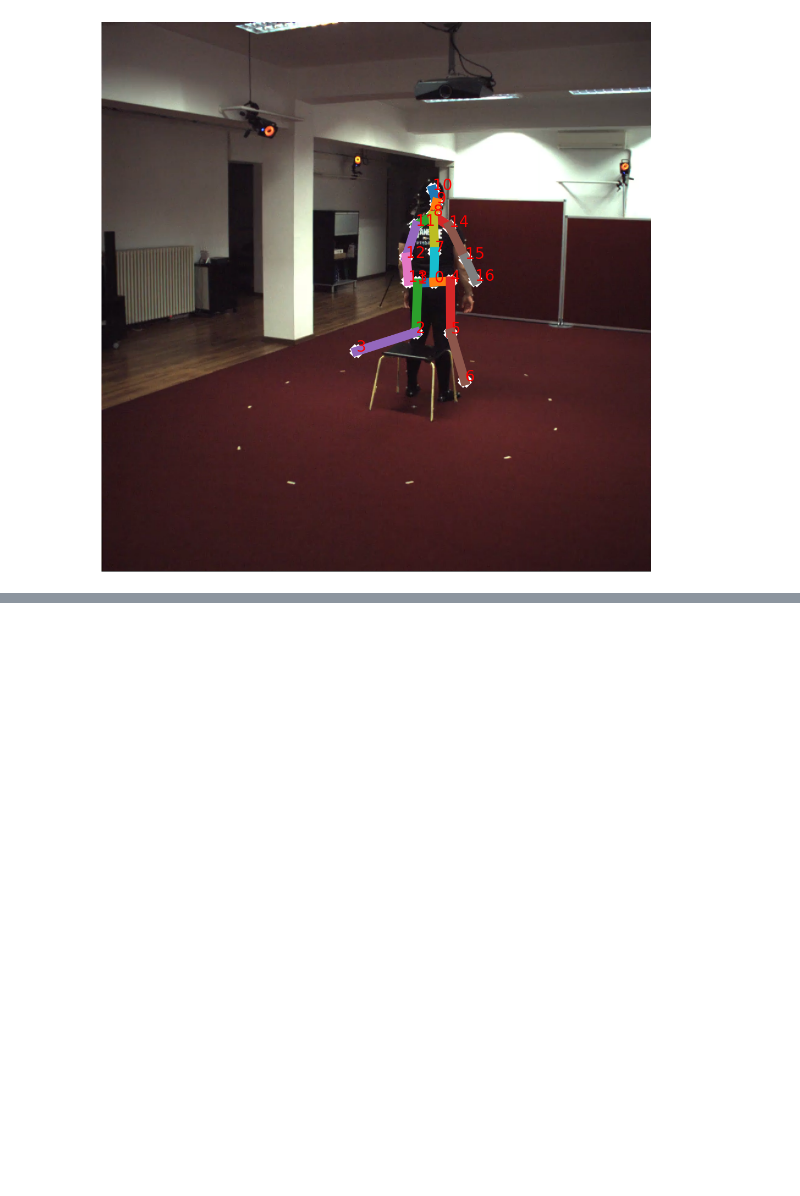
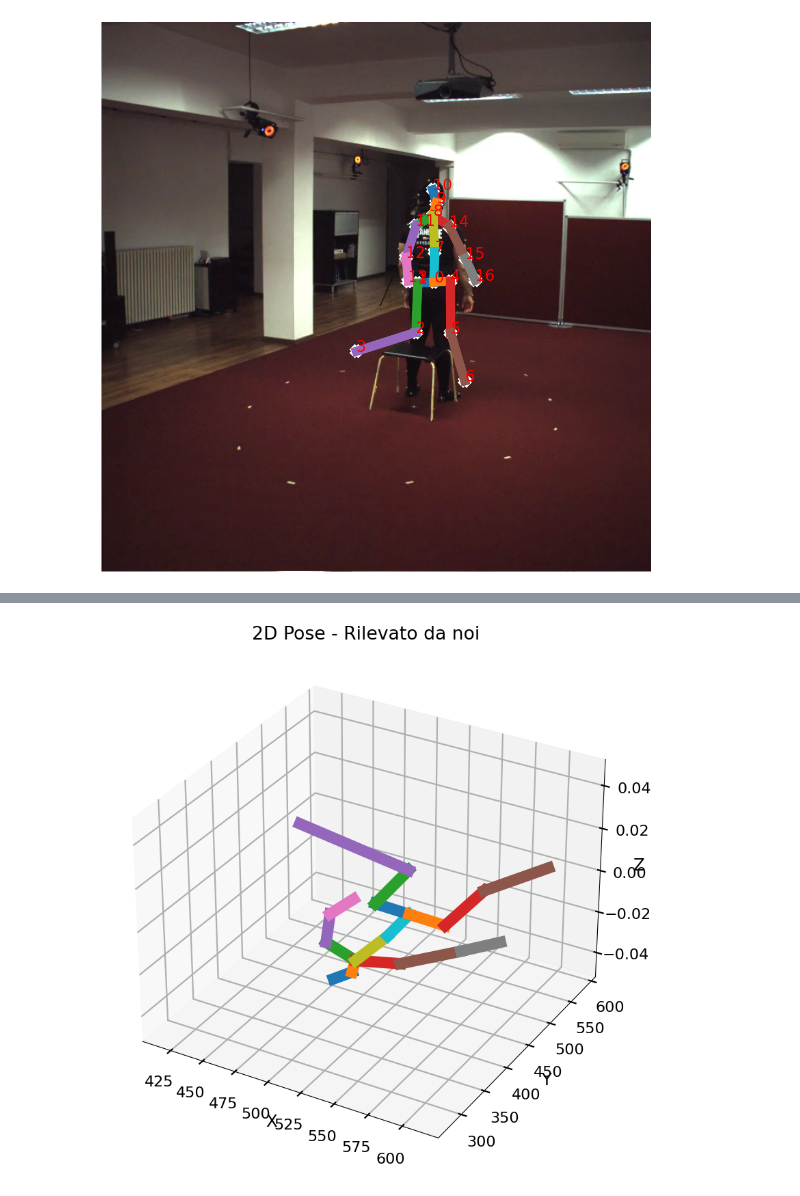
Before and after one commit to adgx/lcn-pose, a Jupyter notebook: visualization/notebooks/visualiza_human_prediction.ipynb, the cells around one changed output, grey strips where cells are left out. Drawn from its saved outputs; the diff is of its cells as text; code cells hidden in the pictures; blank space fills up the shorter version.

```diff
--- a/visualization/notebooks/visualiza_human_prediction.ipynb
+++ b/visualization/notebooks/visualiza_human_prediction.ipynb
@@ -122,0 +152,33 @@ plt.show()
+# %%
+import numpy as np
+from mpl_toolkits import mplot3d
+import matplotlib.pyplot as plt
+plt.style.use('seaborn-poster')
+fig = plt.figure(figsize = (10,10))
+ax = plt.axes(projection='3d')
+
+x = np.linspace(-100, 100, 100)
+y = np.linspace(-100, 100, 100)
+z = np.linspace(-100, 100, 100)
+X, Y, Z = np.meshgrid(x, y, z)
+
+limbs = [[10, 9], [9, 8], [8, 11], [8, 14], [11, 12], [14, 15], [12, 13], [15, 16],
+                    [8, 7], [7, 0], [0, 1], [0, 4], [1, 2], [4, 5], [2, 3], [5, 6],
+                    [13, 21], [13, 22], [16, 23], [16, 24], [3, 17], [3, 18], [6, 19], [6, 20]]
+
+num_points = j2d_camera.shape[0]
+for limb in limbs:
+    if limb[0] < num_points and limb[1] < num_points:
+        ax.plot([j2d_camera[limb[0], 0], j2d_camera[limb[1], 0]],
+                [j2d_camera[limb[0], 1], j2d_camera[limb[1], 1]],
+            linewidth=12.0)
+
+ax.set_xlabel('X')
+ax.set_ylabel('Y')
+ax.set_zlabel('Z')
+ax.set_title('2D Pose - Rilevato da noi')
+
+
+plt.show()
+# %% [output]
+[figure, added]
```
Also changed, not shown: parts of 2 cells of this notebook, 5 other files.
